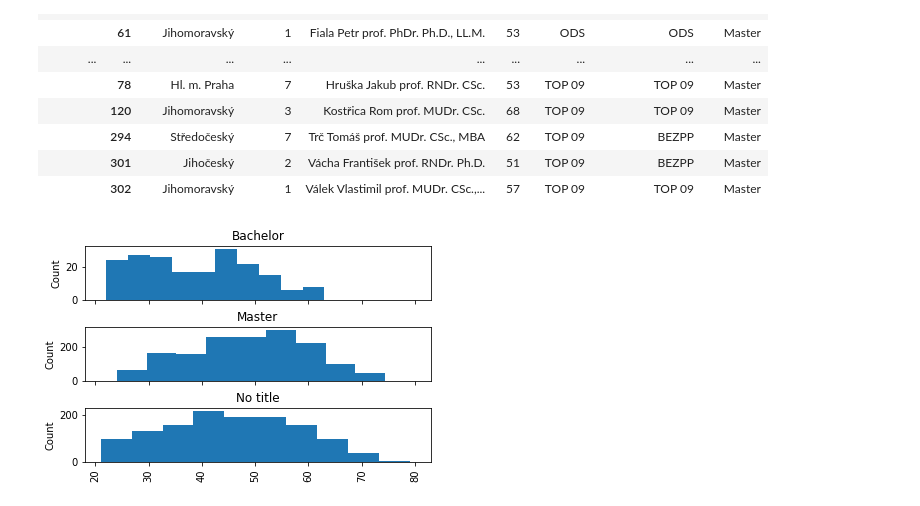
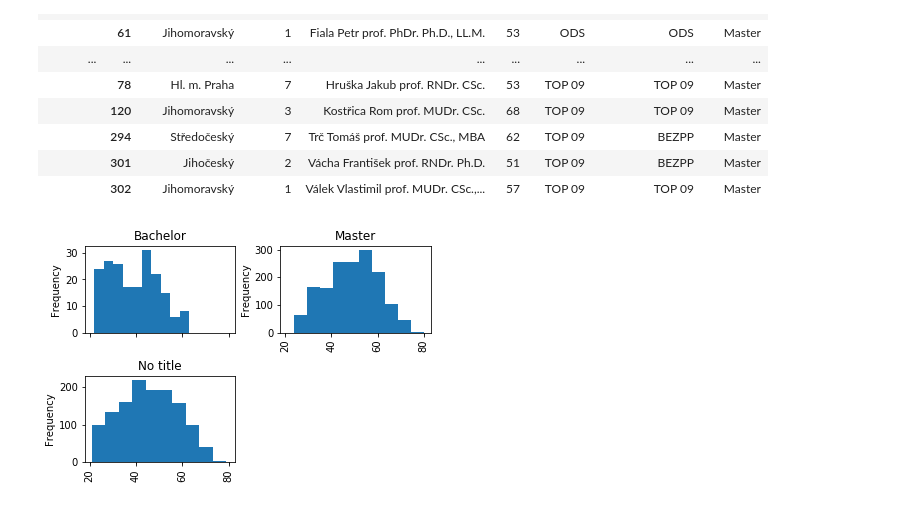
Before and after one commit to podondra/data-preprocessing, a Jupyter notebook: hw1/election-candidates.ipynb, the cells around one changed output. Cells and saved outputs as stored; diff of their text form; code cells hidden in the pictures.

```diff
--- a/hw1/election-candidates.ipynb
+++ b/hw1/election-candidates.ipynb
@@ -247,9 +250,8 @@ df[df['Name'].str.find('prof.') > -1]
 |  | 301 | Jihočeský | 2 | Vácha František prof. RNDr. Ph.D. | 51 | TOP 09 | BEZPP | Master |
 |  | 302 | Jihomoravský | 1 | Válek Vlastimil prof. MUDr. CSc.,... | 57 | TOP 09 | TOP 09 | Master |
 # %%
-fig, axes = plt.subplots(nrows=3, ncols=1, sharex=True)
-df.hist(column='Age', by='Education', ax=axes)
-for ax in axes:
-    ax.set_ylabel('Count')
+axes = df.hist(column='Age', by='Education', sharex=True)
+for ax in axes.ravel():
+    ax.set_ylabel('Frequency')
 # %% [output]
-[figure, old version]
+[figure, new version]
```
Also changed, not shown: parts of 7 cells of this notebook.
